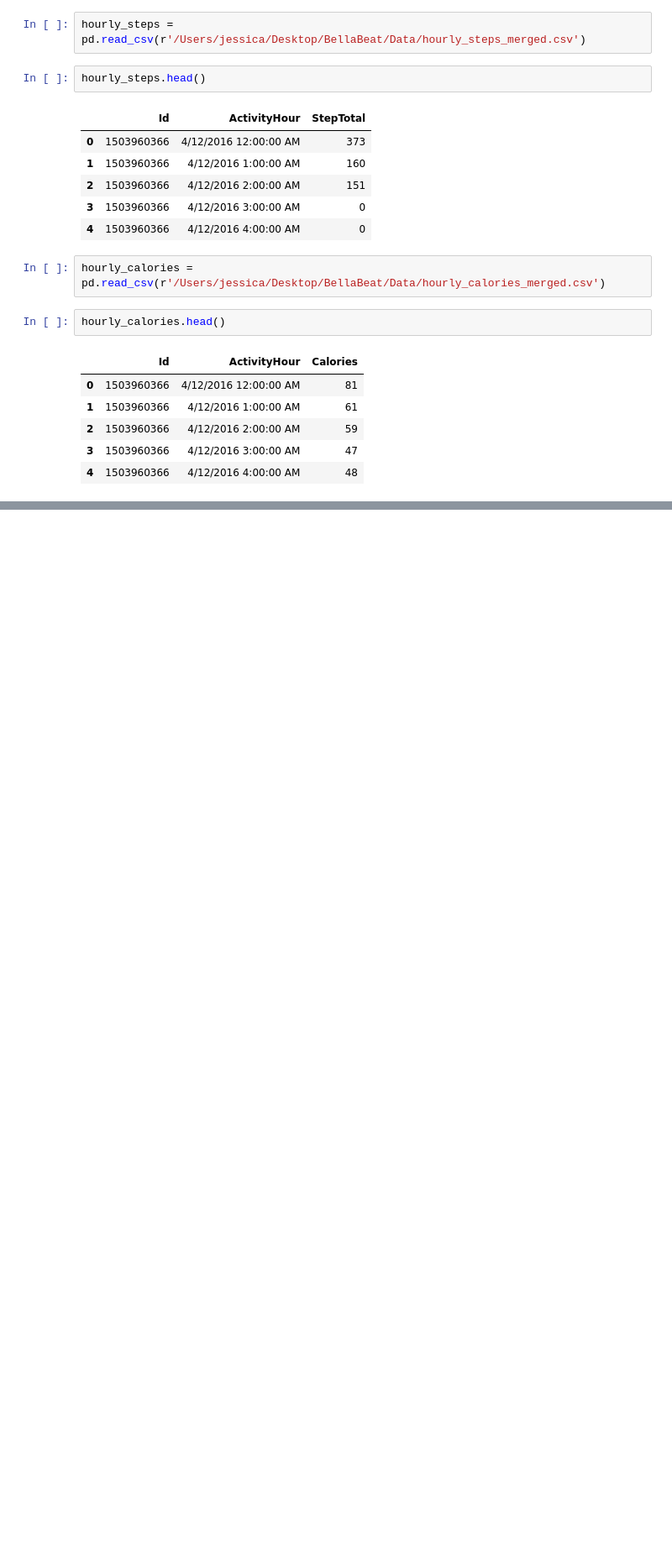
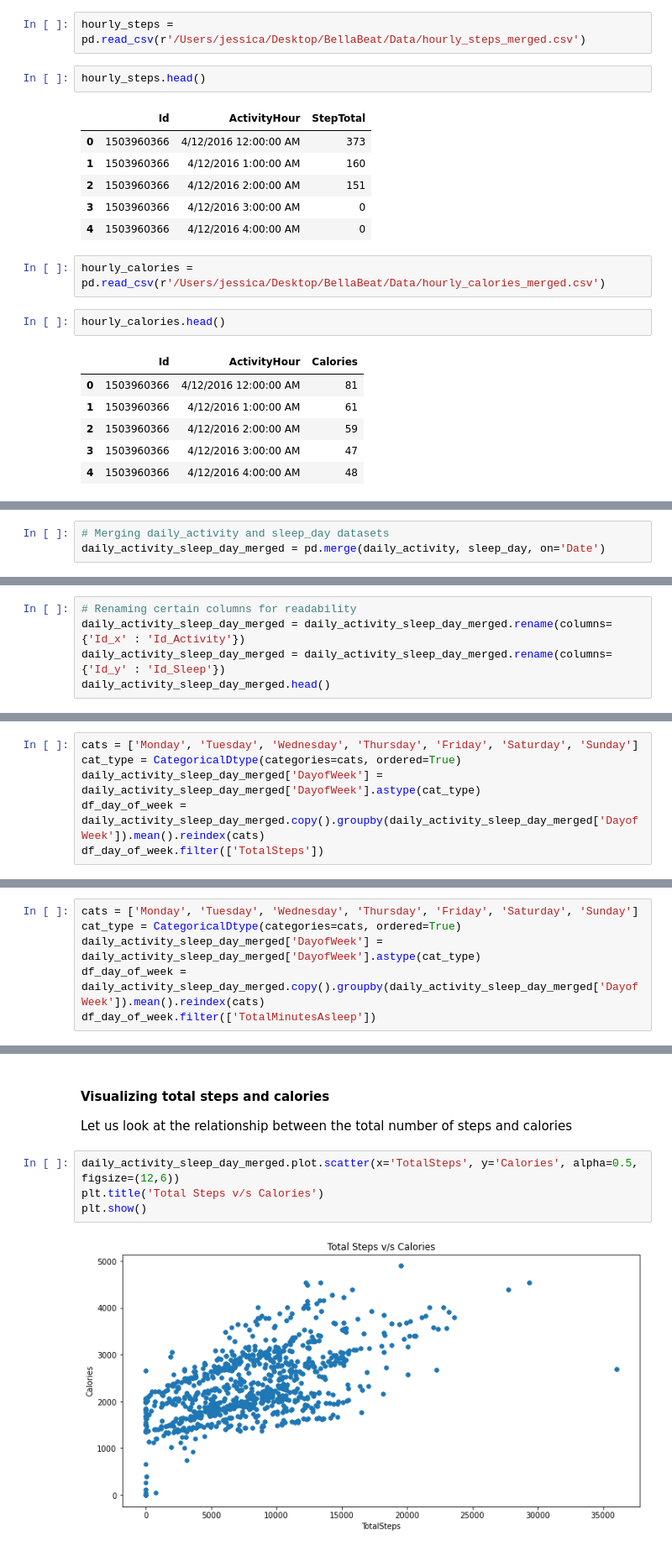
Before and after one commit to ochoa-jessica/BellaBeat, a Jupyter notebook: BellaBeat.ipynb, the cells around one changed output, grey strips where cells are left out. Shown: that part at 84% size. Cells and saved outputs as stored; diff of their text form; blank space fills up the shorter version.

```diff
--- a/BellaBeat.ipynb
+++ b/BellaBeat.ipynb
@@ -60,0 +413,3 @@ hourly_calories.head()
+# %%
+# Merging daily_activity and sleep_day datasets
+daily_activity_sleep_day_merged = pd.merge(daily_activity, sleep_day, on='Date')
@@ -60,0 +436,5 @@ hourly_calories.head()
+# %%
+# Renaming certain columns for readability
+daily_activity_sleep_day_merged = daily_activity_sleep_day_merged.rename(columns={'Id_x' : 'Id_Activity'})
+daily_activity_sleep_day_merged = daily_activity_sleep_day_merged.rename(columns={'Id_y' : 'Id_Sleep'})
+daily_activity_sleep_day_merged.head()
@@ -60,0 +488,6 @@ hourly_calories.head()
+# %%
+cats = ['Monday', 'Tuesday', 'Wednesday', 'Thursday', 'Friday', 'Saturday', 'Sunday']
+cat_type = CategoricalDtype(categories=cats, ordered=True)
+daily_activity_sleep_day_merged['DayofWeek'] = daily_activity_sleep_day_merged['DayofWeek'].astype(cat_type)
+df_day_of_week = daily_activity_sleep_day_merged.copy().groupby(daily_activity_sleep_day_merged['DayofWeek']).mean().reindex(cats)
+df_day_of_week.filter(['TotalSteps'])
@@ -60,0 +601,6 @@ hourly_calories.head()
+# %%
+cats = ['Monday', 'Tuesday', 'Wednesday', 'Thursday', 'Friday', 'Saturday', 'Sunday']
+cat_type = CategoricalDtype(categories=cats, ordered=True)
+daily_activity_sleep_day_merged['DayofWeek'] = daily_activity_sleep_day_merged['DayofWeek'].astype(cat_type)
+df_day_of_week = daily_activity_sleep_day_merged.copy().groupby(daily_activity_sleep_day_merged['DayofWeek']).mean().reindex(cats)
+df_day_of_week.filter(['TotalMinutesAsleep'])
@@ -60,0 +646,9 @@ hourly_calories.head()
+# %% [markdown]
+#### Visualizing total steps and calories
+<p>Let us look at the relationship between the total number of steps and calories</p>
+# %%
+daily_activity_sleep_day_merged.plot.scatter(x='TotalSteps', y='Calories', alpha=0.5, figsize=(12,6))
+plt.title('Total Steps v/s Calories')
+plt.show()
+# %% [output]
+[figure, added]
```
Also changed, not shown: parts of 125 cells of this notebook, 10 other files.
